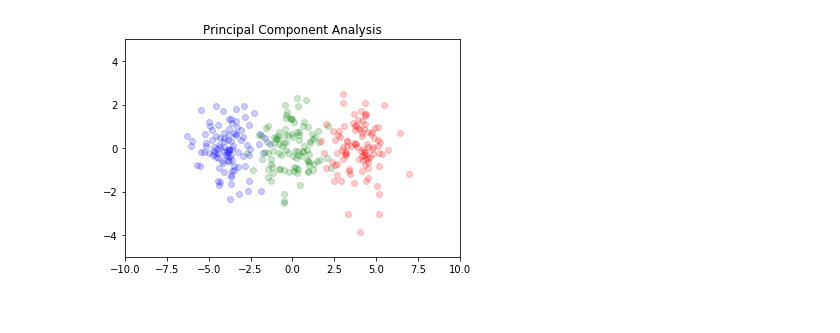
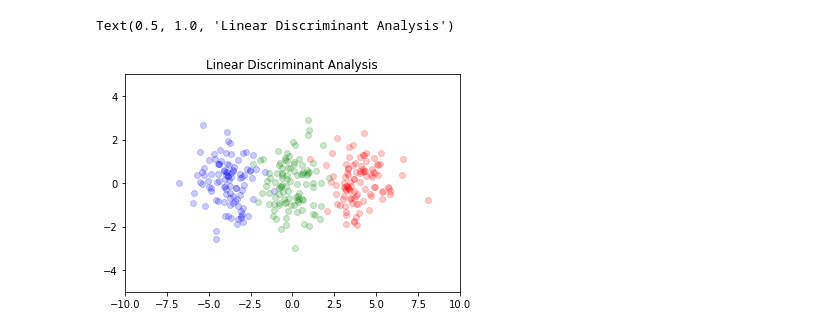
Before and after one commit to hschoi0705/KNU_DataScience101, a Jupyter notebook: Week06/featureextraction_sklearn.ipynb, the cells around one changed output. Saved outputs shown, nothing was run; the diff lists cells and outputs as text; code cells hidden in the pictures.

```diff
--- a/Week06/featureextraction_sklearn.ipynb
+++ b/Week06/featureextraction_sklearn.ipynb
@@ -41,14 +41,14 @@ plt.show()
 # %%
 from sklearn.discriminant_analysis import LinearDiscriminantAnalysis
 lda = LinearDiscriminantAnalysis(n_components=2)
 lda.fit(X, np.ravel(Y))
 Xlda = lda.transform(X)
 
 plt.scatter(np.array(Xlda[Y[:,0]==1,0]), np.array(Xlda[Y[:,0]==1,1]), c='b', alpha=0.2)
 plt.scatter(np.array(Xlda[Y[:,0]==2,0]), np.array(Xlda[Y[:,0]==2,1]), c='g', alpha=0.2)
 plt.scatter(np.array(Xlda[Y[:,0]==3,0]), np.array(Xlda[Y[:,0]==3,1]), c='r', alpha=0.2)
 plt.axis([-10, 10, -5, 5])
-plt.title('Principal Component Analysis')
-plt.show()
+plt.title('Linear Discriminant Analysis')
 # %% [output]
+Text(0.5, 1.0, 'Linear Discriminant Analysis')
-[figure, old version]
+[figure, new version]
```
Also changed, not shown: parts of 2 cells of this notebook, 2 other files.
